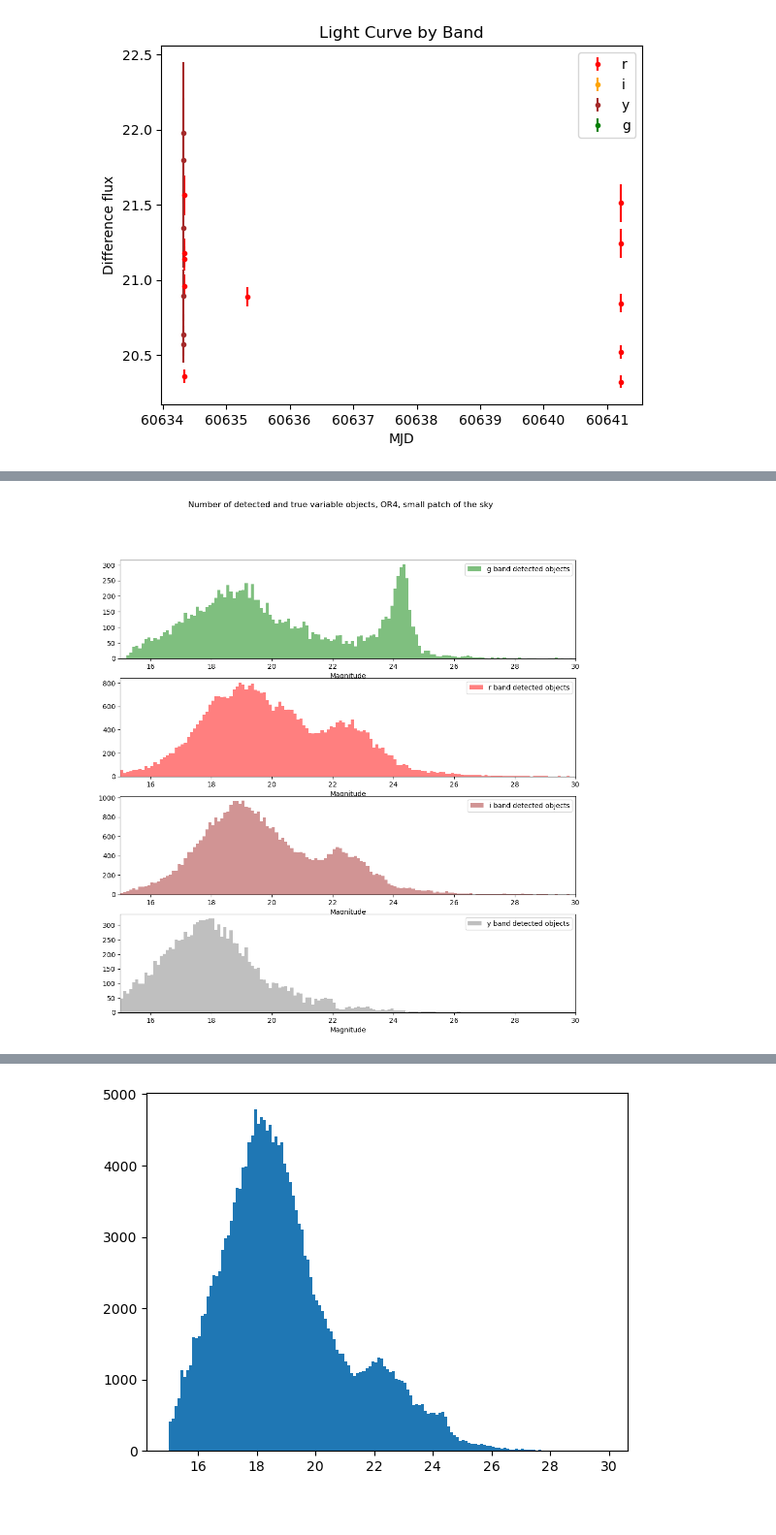
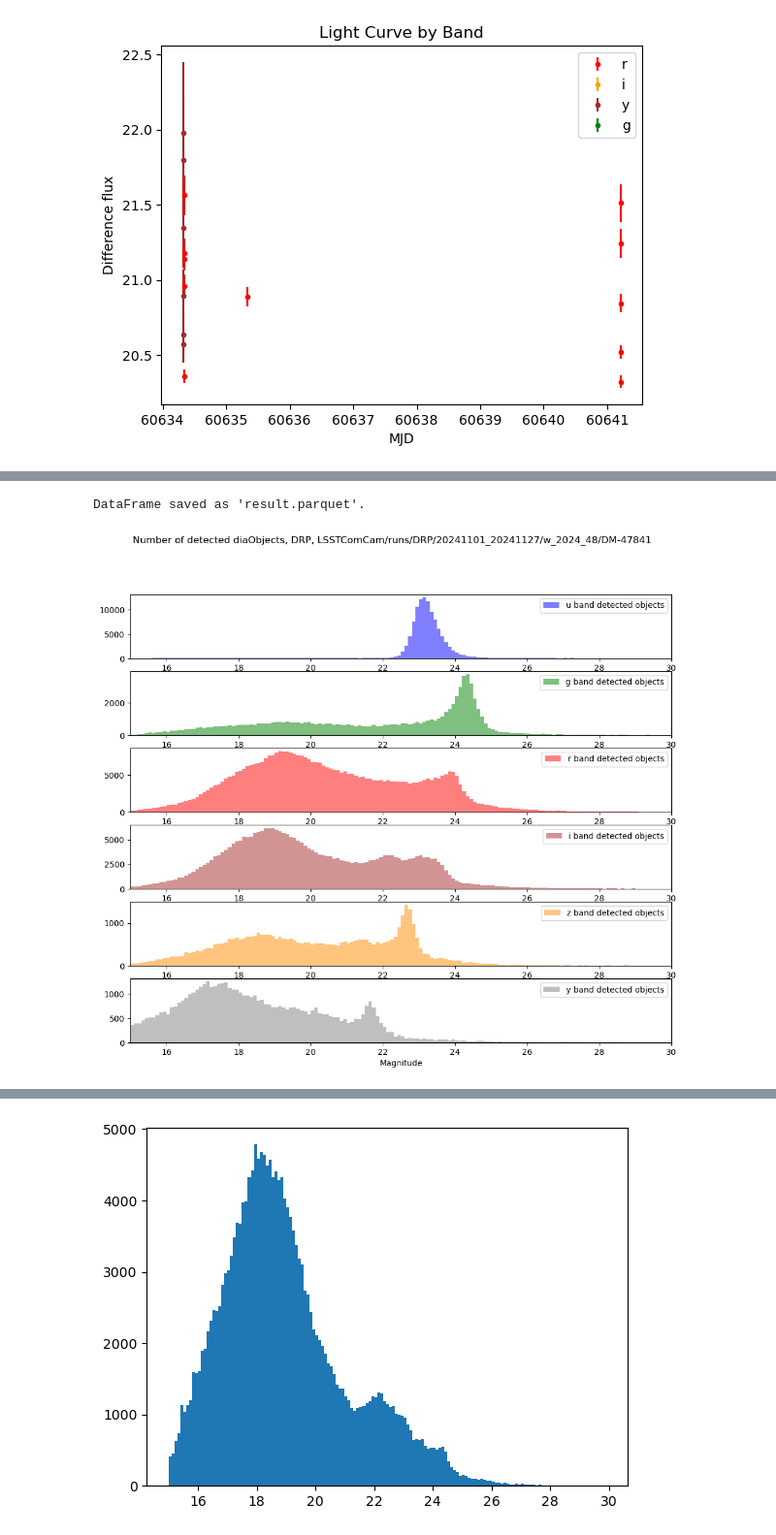
Before and after one commit to lsst-sitcom/notebooks_dia, a Jupyter notebook: Comcam_Neven.ipynb, the cells around one changed output, grey strips where cells are left out. Shown at 97% size. Saved outputs shown, nothing was run; the diff lists cells and outputs as text; code cells hidden in the pictures.

Commit message:
6 band number of diaObjects

```diff
--- a/Comcam_Neven.ipynb
+++ b/Comcam_Neven.ipynb
@@ -222,3 +239 @@ max         39.000000
 Name: nDiaSources, dtype: float64
-# %%
-dia_Obj_many_Src = dia_Obj[dia_Obj['nDiaSources']>35]
@@ -290,14 +305,14 @@ print(diaSource['band'].unique())
 mean_flux_per_object_band = diaSource.groupby(['diaObjectId', 'band'])['scienceFlux'].mean().unstack(fill_value=0)
 
 # Rename columns dynamically for all bands
-band_flux_columns = {band: f"{band}_band_flux_mean" for band in ['g', 'r', 'i', 'y']}
+band_flux_columns = {band: f"{band}_band_flux_mean" for band in ['i', 'g', 'r', 'y', 'z', 'u']}
 mean_flux_per_object_band = mean_flux_per_object_band.rename(columns=band_flux_columns).reset_index()
 
 # Step 2: Merge mean flux values into dia_Obj_field
 dia_Obj_field_updated = dia_Obj.merge(mean_flux_per_object_band, on='diaObjectId', how='left')
 
 # Step 3: Calculate magnitudes for all bands
-for band in [ 'g', 'r', 'i',  'y']:
+for band in tqdm(['i', 'g', 'r', 'y', 'z', 'u']):
     flux_col = f"{band}_band_flux_mean"
     mag_col = f"{band}_band_mag"
     dia_Obj_field_updated[mag_col] = dia_Obj_field_updated[flux_col].apply(create_mag)
@@ -306,5 +321,5 @@ for band in [ 'g', 'r', 'i',  'y']:
 dia_Obj_field_updated.replace([np.inf, -np.inf], np.nan, inplace=True)
 
 # Select and display the magnitude columns
-output_columns = [f"{band}_band_mag" for band in ['g', 'r', 'i', 'y']]
+output_columns = [f"{band}_band_mag" for band in ['i', 'g', 'r', 'y', 'z', 'u']]
 result = dia_Obj_field_updated[output_columns]
@@ -311,32 +342,50 @@ result = dia_Obj_field_updated[output_columns]
+# %%
+result.to_parquet('result.parquet', index=False)
+
+print("DataFrame saved as 'result.parquet'.")
+# %% [output]
+DataFrame saved as 'result.parquet'.
 # %%
-plt.figure(figsize=(12, 12))
-plt.suptitle('Number of detected objects, OR4, small patch of the sky')
+plt.figure(figsize=(12, 10))
+plt.suptitle('Number of detected diaObjects, DRP, LSSTComCam/runs/DRP/20241101_20241127/w_2024_48/DM-47841')
 
-plt.subplot(4, 1, 1)
+plt.subplot(6, 1, 1)
+plt.hist(result['u_band_mag'][~np.isnan(result['u_band_mag'])], color='blue', alpha=0.5, bins=np.arange(15,30,0.1), label='u band detected objects');
+plt.xlim(15, 30)
+plt.xlabel('Magnitude')
+plt.legend();
+
+plt.subplot(6, 1, 2)
 plt.hist(result['g_band_mag'][~np.isnan(result['g_band_mag'])], color='g', alpha=0.5, bins=np.arange(15,30,0.1), label='g band detected objects');
 plt.xlim(15, 30)
 plt.xlabel('Magnitude')
 plt.legend();
 
-plt.subplot(4, 1, 2)
+plt.subplot(6, 1, 3)
 plt.hist(result['r_band_mag'][~np.isnan(result['r_band_mag'])], color='r', alpha=0.5, bins=np.arange(15,30,0.1), label='r band detected objects');
 plt.xlim(15, 30)
 plt.xlabel('Magnitude')
 plt.legend();
 
-plt.subplot(4, 1,3)
+plt.subplot(6, 1,4)
 plt.hist(result['i_band_mag'][~np.isnan(result['i_band_mag'])], color='brown', alpha=0.5, bins=np.arange(15,30,0.1), label='i band detected objects');
 plt.xlim(15, 30)
 plt.xlabel('Magnitude')
 plt.legend();
 
-plt.subplot(4, 1,4)
+plt.subplot(6, 1,5)
+plt.hist(result['z_band_mag'][~np.isnan(result['z_band_mag'])], color='darkorange', alpha=0.5, bins=np.arange(15,30,0.1), label='z band detected objects');
+plt.xlim(15, 30)
+plt.xlabel('Magnitude')
+plt.legend();
+
+plt.subplot(6, 1,6)
 plt.hist(result['y_band_mag'][~np.isnan(result['y_band_mag'])], color='gray', alpha=0.5, bins=np.arange(15,30,0.1), label='y band detected objects');
 plt.xlim(15, 30)
 plt.xlabel('Magnitude')
 plt.legend();
 # %% [output]
-[figure, old version]
+[figure, new version]
 # %%
 plt.hist(dia_Obj_field_updated['r_band_mag'][~np.isnan(dia_Obj_field_updated['r_band_mag'])], color='r', alpha=0.5, bins=np.arange(15,30,0.1), label='r band detected objects');
 # %% [output]
```
Also changed, not shown: parts of 7 cells of this notebook.
